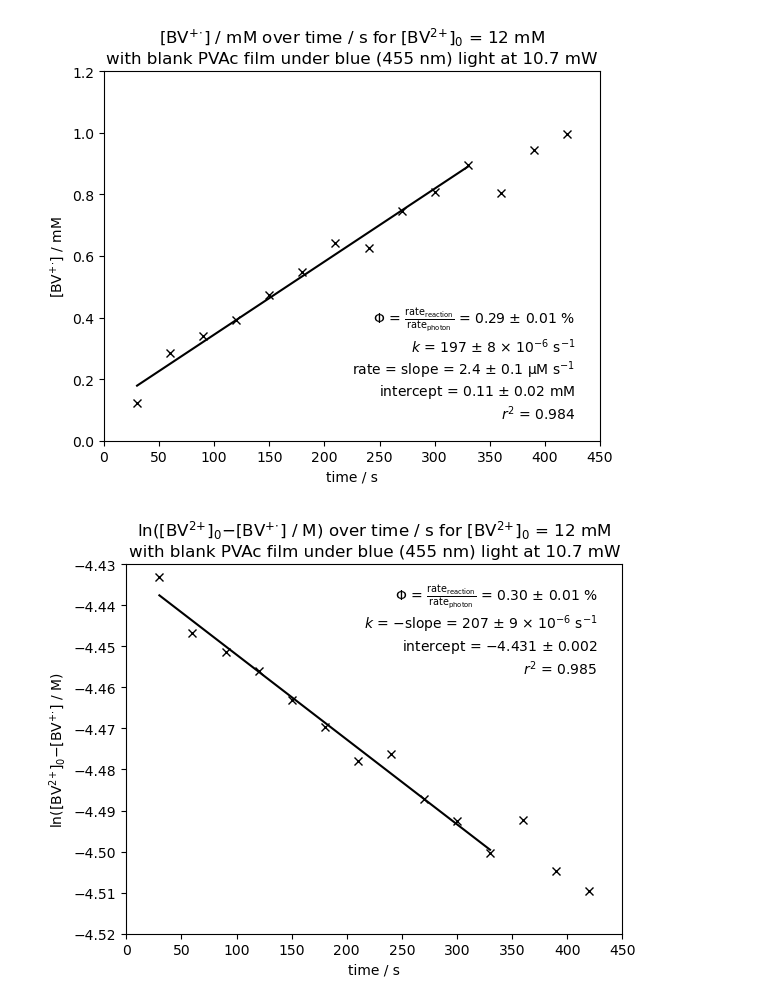
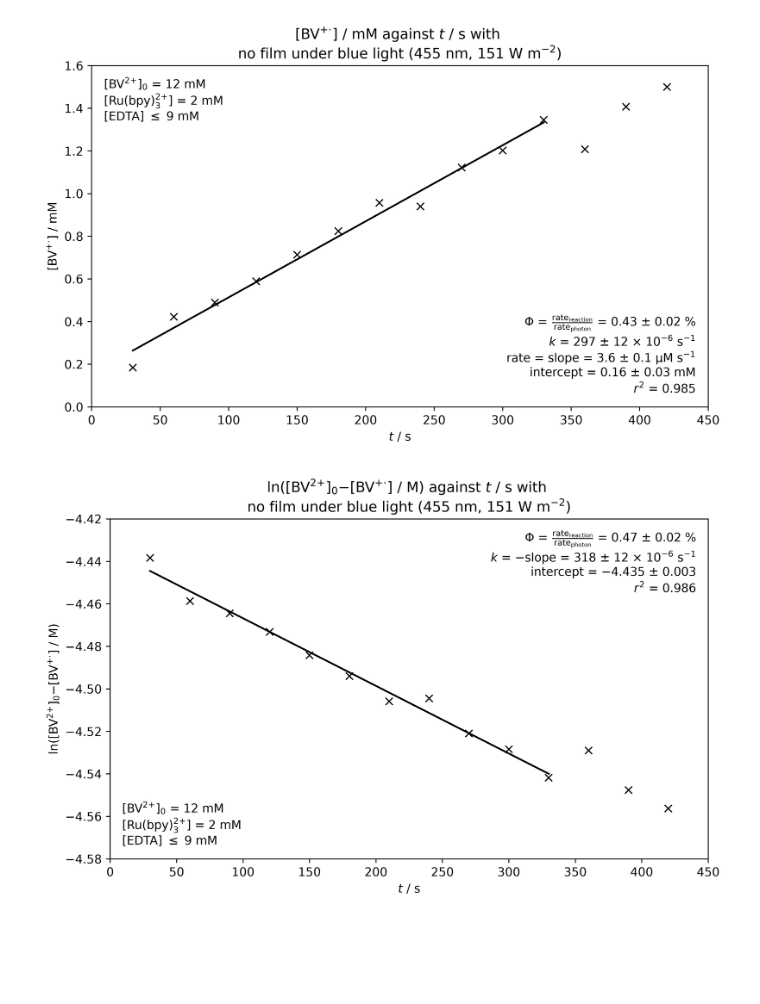
Before and after one commit to Cambridge-PAM/lsmr-photocatalysis, a Jupyter notebook: notebooks/rubpy/260708_stoppedflow_blue_rubpy_bv_edta.ipynb, the cells around one changed output. Saved outputs shown, nothing was run; the diff lists cells and outputs as text; code cells hidden in the pictures; blank space fills up the shorter version.

```diff
--- a/notebooks/rubpy/260708_stoppedflow_blue_rubpy_bv_edta.ipynb
+++ b/notebooks/rubpy/260708_stoppedflow_blue_rubpy_bv_edta.ipynb
@@ -1,26 +1,31 @@
 # %%
-from stopflow import *
+from lsmr_photocatalysis import StoppedFlow, X
+import numpy as np
 
-# stop flow with reaction in 50 ul chip with no film
-# blue 455 nm irradiation at 10.7 mW for each time point, then uv-vis immediately after in the same chip
-# flushed with fresh starting reaction mixture and repeated for new time point
+"""
+Stopped-flow with reaction/LED/film in 50 ul reactor chamber.
+Blue 455 nm irradiation at 10.7 mW for each reaction time, then reactor chamber immediately moved to UV-Vis.
+Flushed with fresh starting reaction mixture and repeated for new reaction time.
 
-# V(Ru(bpy)3, 12.5 mM, buffer) = 240 ul
-# V(BV, 25 mM, buffer) = 720 ul
-# V(EDTA, saturated, buffer) = 540 ul
+V([Ru(bpy)3]2+, 12.5 mM, pH 6 buffer) = 320 ul (2 mM),
+V(EV2+, 25 mM, pH 6 buffer) = 960 ul (12 mM),
+V(EDTA, saturated <25 mM, pH 6 buffer) = 720 ul (<9 mM).
+"""
 
-t = [t*30 for t in range(1, 15)] # residence times in seconds for 1-7 minutes in 30s intervals
-c0 = solprop(cstock=25e-3, valiquot=720e-6, vsol=1.5e-3) # initial BV2+ concentration
-film = 'blank PVAc'
+data = '260708_Rubpy_BV_EDTA_StopFlow'
+t = np.arange(30, 7*60+1, 30) # reaction times in s for 30 s to 7 min in 30 s intervals
+c0 = 12e-3 # initial BV2+ concentration
+details = f'{X['RU']} = 2 mM\n[EDTA] $\\leq$ 9 mM' # concentrations of other reagents
+x = 'BVrubpystopflow'
+film = 'no'
 light = 'blue'
 wavelength = 455e-9 # m
 power = 10.7e-3 # W
-x = 'B'
 
-data = f'./results/260708_Rubpy_BV_EDTA_StopFlow/'
-concvstimeplot(data, t, c0, x, film, light, wavelength, power, i=10)
-lncvstimeplot(data, t, c0, x, film, light, wavelength, power, i=10)
-spectrumvstimeplot(data, t, c0, x, film, light, wavelength, power)
+expt = StoppedFlow(data, t, c0, details, x, film, light, wavelength, power, correction=True)
+expt.concvstimeplot(iend=10)
+expt.concvstimeplot(ln=True, iend=10)
+expt.spectrumvstimeplot()
 # %% [output]
-[figure, old version]
+[figure, new version]
-[figure, old version]
+[figure, new version]
```
Also changed, not shown: parts of 1 cell of this notebook, 8 other files.
